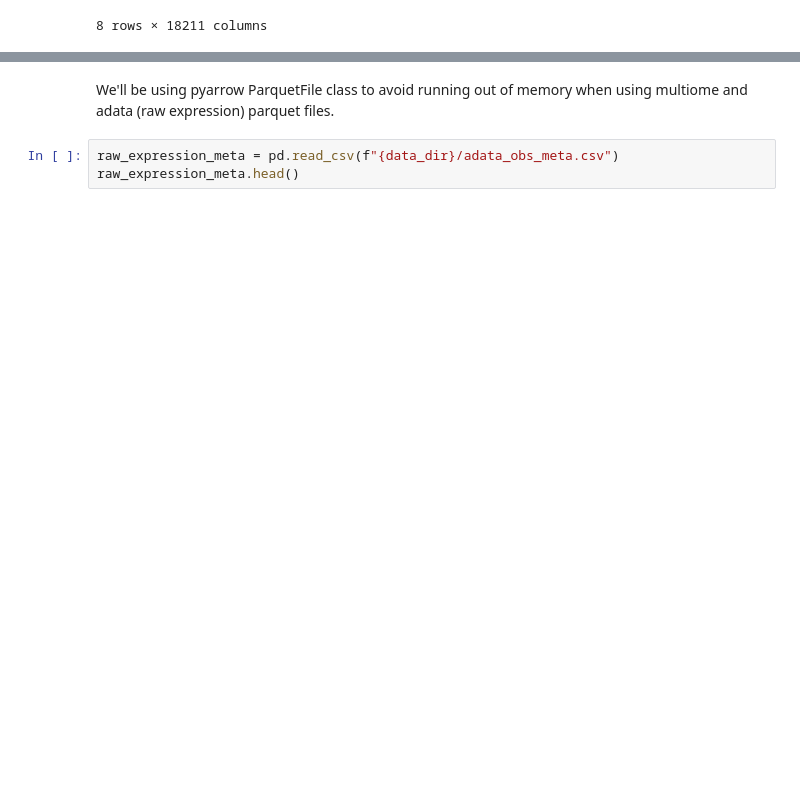
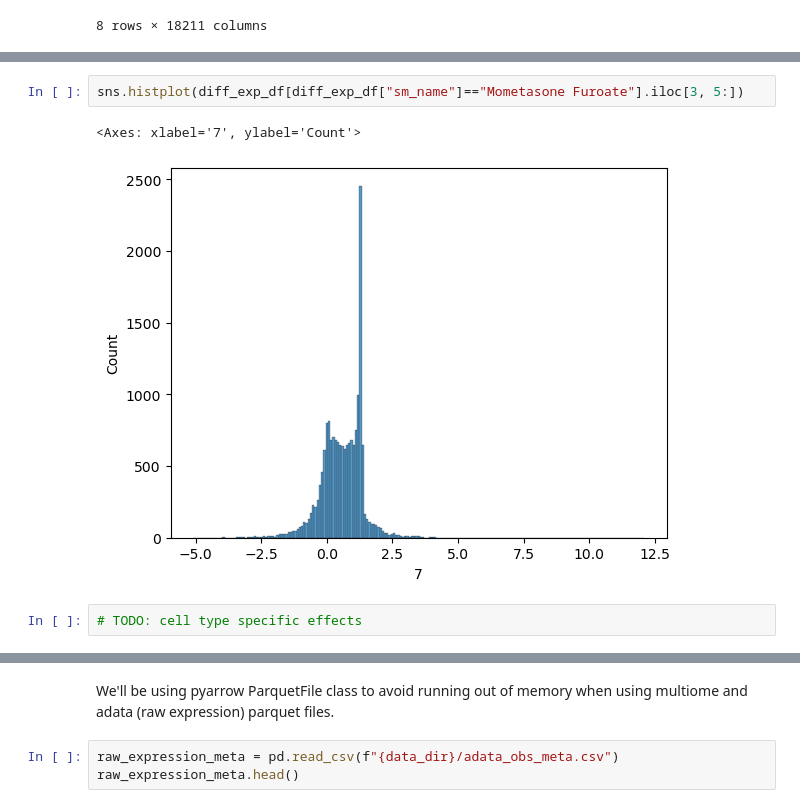
Before and after one commit to arazthexd/Kaggle_SCP, a Jupyter notebook: notebooks/0_EDA.ipynb, the cells around one changed output, grey strips where cells are left out. Saved outputs shown, nothing was run; the diff lists cells and outputs as text; blank space fills up the shorter version.

```diff
--- a/notebooks/0_EDA.ipynb
+++ b/notebooks/0_EDA.ipynb
@@ -35,0 +103,7 @@ diff_exp_summary
+# %%
+sns.histplot(diff_exp_df[diff_exp_df["sm_name"]=="Mometasone Furoate"].iloc[3, 5:])
+# %% [output]
+<Axes: xlabel='7', ylabel='Count'>
+[figure, added]
+# %%
+# TODO: cell type specific effects
```
Also changed, not shown: parts of 7 cells of this notebook.
